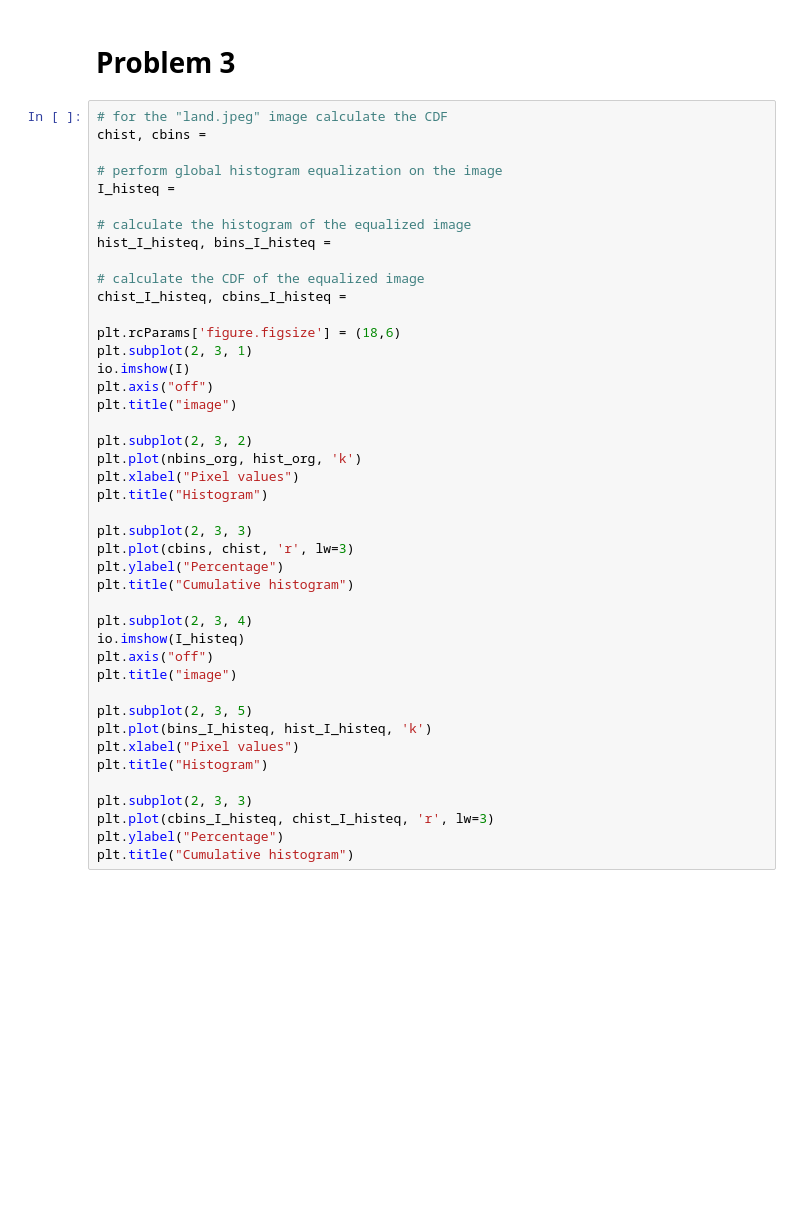
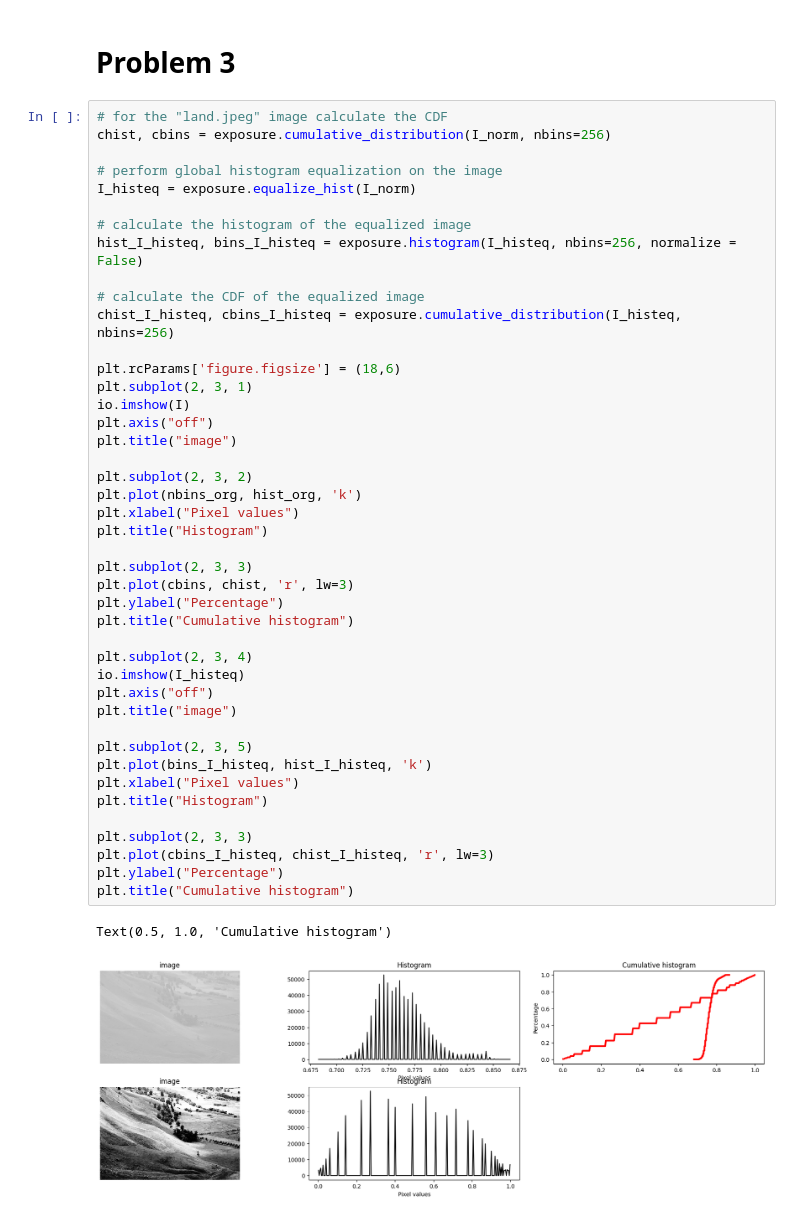
Before and after one commit to Ahtesham-Ibne-Mostafa/Image_Processing, a Jupyter notebook: CSE428_Task_2.ipynb, the cells around one changed output. Saved outputs shown, nothing was run; the diff lists cells and outputs as text; blank space fills up the shorter version.

```diff
--- a/CSE428_Task_2.ipynb
+++ b/CSE428_Task_2.ipynb
@@ -84,44 +96,47 @@ plt.title('Stretched  Image')
 # Problem 3
 # %%
 # for the "land.jpeg" image calculate the CDF
-chist, cbins =
+chist, cbins = exposure.cumulative_distribution(I_norm, nbins=256)
 
 # perform global histogram equalization on the image
-I_histeq =
+I_histeq = exposure.equalize_hist(I_norm)
 
 # calculate the histogram of the equalized image
-hist_I_histeq, bins_I_histeq =
+hist_I_histeq, bins_I_histeq = exposure.histogram(I_histeq, nbins=256, normalize = False)
 
 # calculate the CDF of the equalized image
-chist_I_histeq, cbins_I_histeq =
+chist_I_histeq, cbins_I_histeq = exposure.cumulative_distribution(I_histeq, nbins=256)
 
 plt.rcParams['figure.figsize'] = (18,6)
 plt.subplot(2, 3, 1)
 io.imshow(I)
 plt.axis("off")
 plt.title("image")
 
 plt.subplot(2, 3, 2)
 plt.plot(nbins_org, hist_org, 'k')
 plt.xlabel("Pixel values")
 plt.title("Histogram")
 
 plt.subplot(2, 3, 3)
 plt.plot(cbins, chist, 'r', lw=3)
 plt.ylabel("Percentage")
 plt.title("Cumulative histogram")
 
 plt.subplot(2, 3, 4)
 io.imshow(I_histeq)
 plt.axis("off")
 plt.title("image")
 
 plt.subplot(2, 3, 5)
 plt.plot(bins_I_histeq, hist_I_histeq, 'k')
 plt.xlabel("Pixel values")
 plt.title("Histogram")
 
 plt.subplot(2, 3, 3)
 plt.plot(cbins_I_histeq, chist_I_histeq, 'r', lw=3)
 plt.ylabel("Percentage")
 plt.title("Cumulative histogram")
+# %% [output]
+Text(0.5, 1.0, 'Cumulative histogram')
+[figure, added]
```
Also changed, not shown: parts of 4 cells of this notebook.
